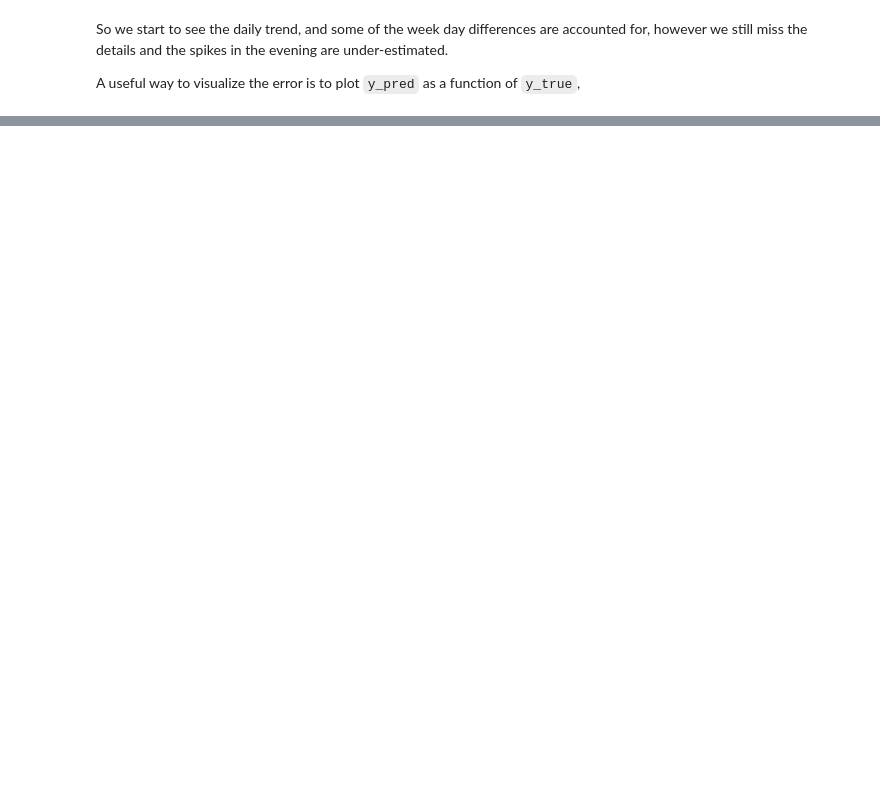
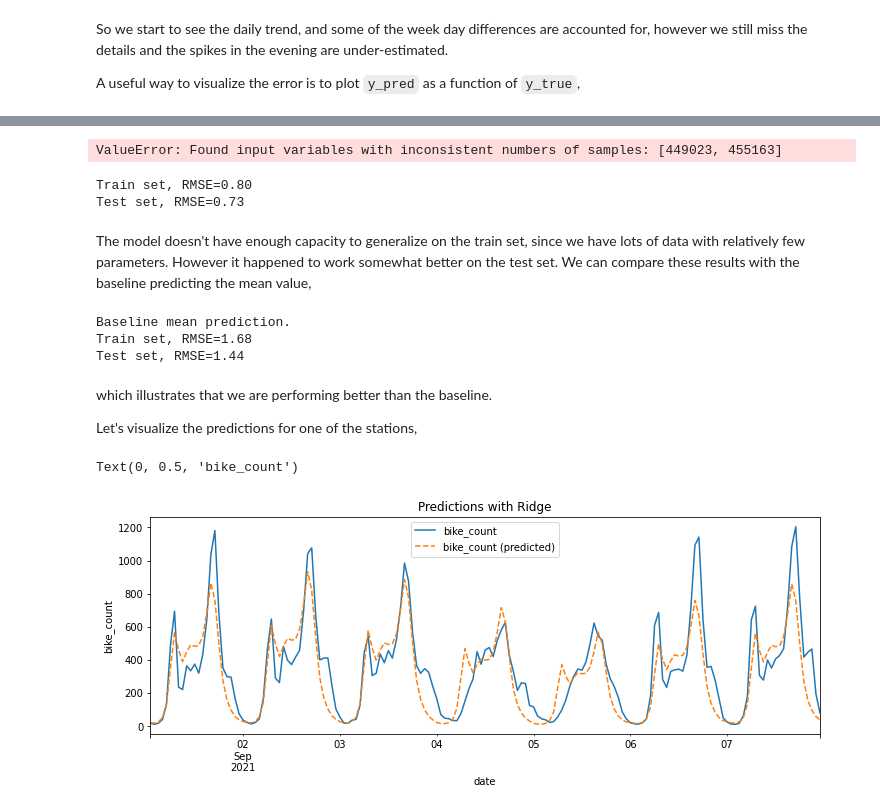
Before and after one commit to Rehann2/bike_counts_Kaan_Rehan, a Jupyter notebook: bike_counters_starting_kit.ipynb, the cells around one changed output, grey strips where cells are left out. Cells and saved outputs as stored; diff of their text form; code cells hidden in the pictures; blank space fills up the shorter version.

```diff
--- a/bike_counters_starting_kit.ipynb
+++ b/bike_counters_starting_kit.ipynb
@@ -826,0 +939,4 @@ RMSE (all folds): 0.932 ± 0.0738
+# %%
+#Add date columns in both X_train and df_weather for slicing
+df_weather["date_only"] = pd.to_datetime(df_weather.date.dt.date)
+X_train["date_only"] =  pd.to_datetime(X_train.date.dt.date)
@@ -826,0 +998,2 @@ RMSE (all folds): 0.932 ± 0.0738
+# %%
+X_train_comb = pd.merge(X_train, df_weather, on="date")
@@ -826,0 +1009,74 @@ RMSE (all folds): 0.932 ± 0.0738
+# %%
+from sklearn.compose import ColumnTransformer
+from sklearn.linear_model import Ridge
+from sklearn.pipeline import make_pipeline
+
+date_encoder = FunctionTransformer(_encode_dates)
+date_cols = _encode_dates(X_train_comb[["date"]]).columns.tolist()
+
+categorical_encoder = OneHotEncoder(handle_unknown="ignore")
+categorical_cols = ["counter_name", "site_name", "wind_dir"]
+
+preprocessor = ColumnTransformer(
+    [
+        ("date", OneHotEncoder(handle_unknown="ignore"), date_cols),
+        ("cat", categorical_encoder, categorical_cols),
+    ]
+)
+
+regressor = Ridge()
+
+pipe = make_pipeline(date_encoder, preprocessor, regressor)
+pipe.fit(X_train_comb, y_train)
+# %% [output]
+ValueError: Found input variables with inconsistent numbers of samples: [449023, 455163]
+# %%
+from sklearn.metrics import mean_squared_error
+
+print(
+    f"Train set, RMSE={mean_squared_error(y_train, pipe.predict(X_train), squared=False):.2f}"
+)
+print(
+    f"Test set, RMSE={mean_squared_error(y_test, pipe.predict(X_test), squared=False):.2f}"
+)
+# %% [output]
+Train set, RMSE=0.80
+Test set, RMSE=0.73
+# %% [markdown]
+The model doesn't have enough capacity to generalize on the train set, since we have lots of data with relatively few parameters. However it happened to work somewhat better on the test set. We can compare these results with the baseline predicting the mean value,
+# %%
+print("Baseline mean prediction.")
+print(
+    f"Train set, RMSE={mean_squared_error(y_train, np.full(y_train.shape, y_train.mean()), squared=False):.2f}"
+)
+print(
+    f"Test set, RMSE={mean_squared_error(y_test, np.full(y_test.shape, y_test.mean()), squared=False):.2f}"
+)
+# %% [output]
+Baseline mean prediction.
+Train set, RMSE=1.68
+Test set, RMSE=1.44
+# %% [markdown]
+which illustrates that we are performing better than the baseline.
+
+Let's visualize the predictions for one of the stations,
+# %%
+mask = (
+    (X_test["counter_name"] == "Totem 73 boulevard de Sébastopol S-N")
+    & (X_test["date"] > pd.to_datetime("2021/09/01"))
+    & (X_test["date"] < pd.to_datetime("2021/09/08"))
+)
+
+df_viz = X_test.loc[mask].copy()
+df_viz["bike_count"] = np.exp(y_test[mask.values]) - 1
+df_viz["bike_count (predicted)"] = np.exp(pipe.predict(X_test[mask])) - 1
+# %%
+fig, ax = plt.subplots(figsize=(12, 4))
+
+df_viz.plot(x="date", y="bike_count", ax=ax)
+df_viz.plot(x="date", y="bike_count (predicted)", ax=ax, ls="--")
+ax.set_title("Predictions with Ridge")
+ax.set_ylabel("bike_count")
+# %% [output]
+Text(0, 0.5, 'bike_count')
+[figure, added]
```
Also changed, not shown: parts of 33 cells of this notebook.
